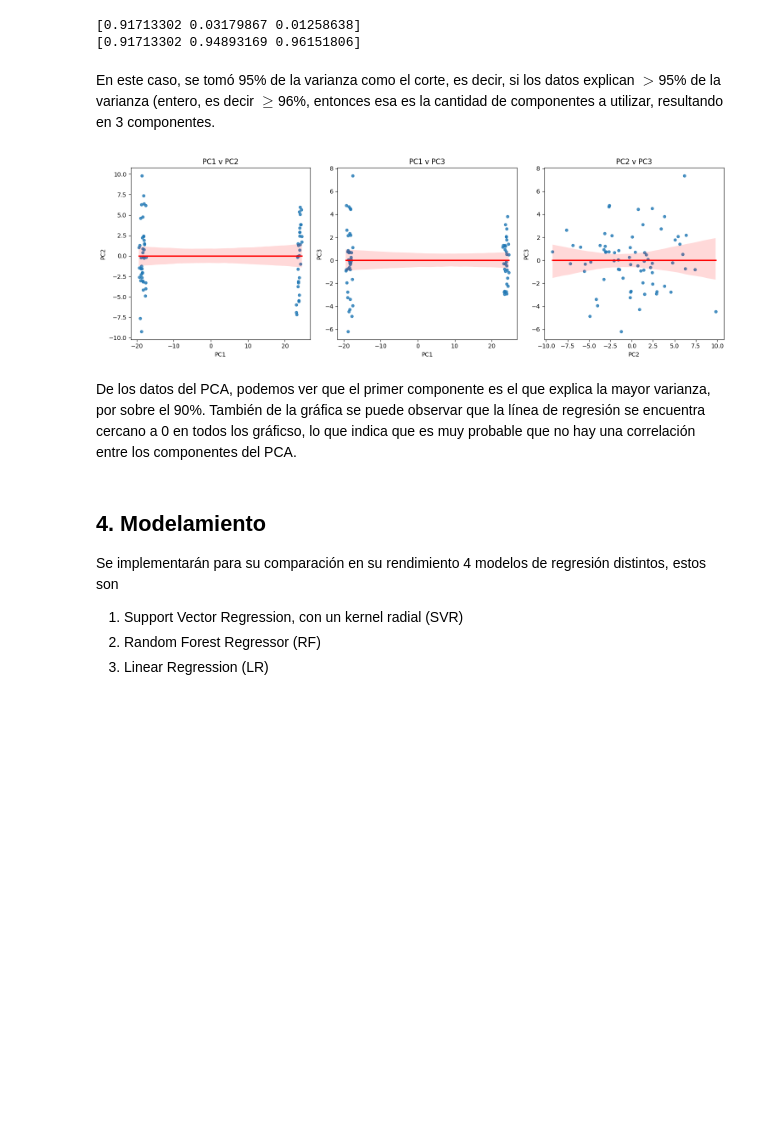
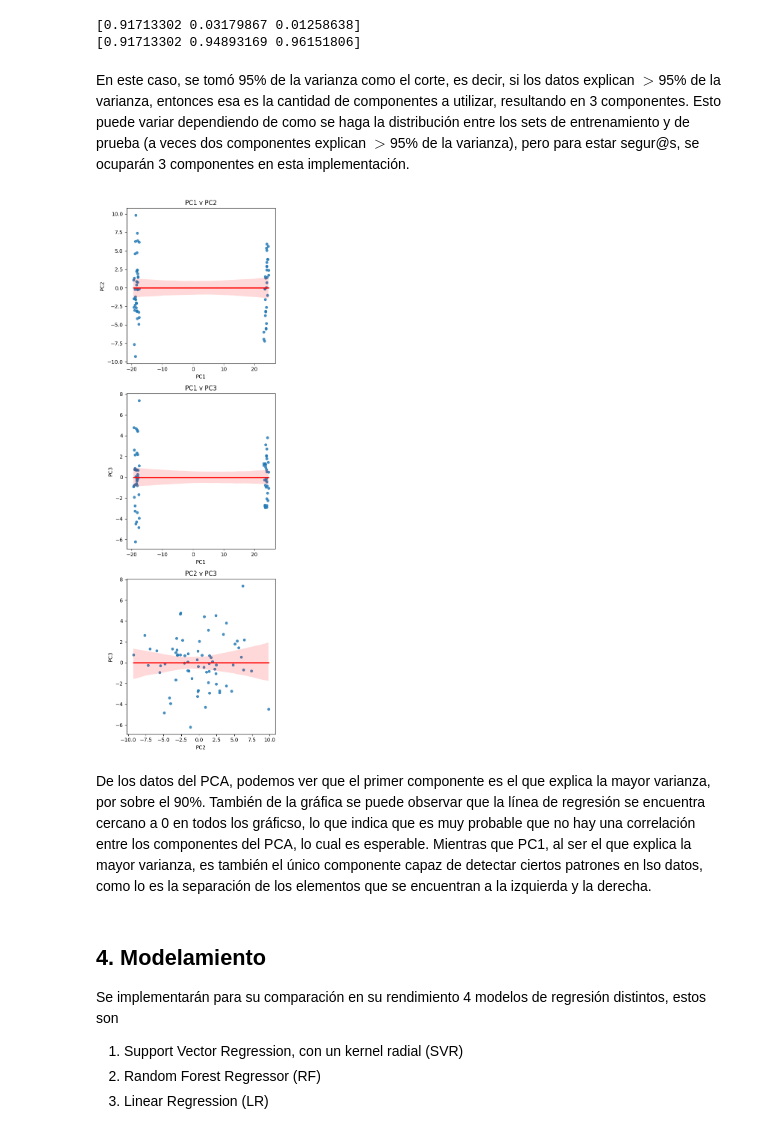
Before and after one commit to boredanon/machine-learning2023-2, a Jupyter notebook: proyecto_ML_José_del_Solar.ipynb, the cells around one changed output. Cells and saved outputs as stored; diff of their text form; code cells hidden in the pictures; blank space fills up the shorter version.

```diff
--- a/proyecto_ML_José_del_Solar.ipynb
+++ b/proyecto_ML_José_del_Solar.ipynb
@@ -180,31 +182,31 @@ print(pca.explained_variance_ratio_.cumsum())
 [0.91713302 0.94893169 0.96151806]
 # %% [markdown]
 
-En este caso, se tomó 95% de la varianza como el corte, es decir, si los datos explican $>$95% de la varianza (entero, es decir $\geq$96%, entonces esa es la cantidad de componentes a utilizar, resultando en 3 componentes.
+En este caso, se tomó 95% de la varianza como el corte, es decir, si los datos explican $>$95% de la varianza, entonces esa es la cantidad de componentes a utilizar, resultando en 3 componentes. Esto puede variar dependiendo de como se haga la distribución entre los sets de entrenamiento y de prueba (a veces dos componentes explican $>$95% de la varianza), pero para estar segur@s, se ocuparán 3 componentes en esta implementación.
 # %%
 import seaborn as sns
 import matplotlib.pyplot as plt
 
 X_train_pca_df = pd.DataFrame(X_train_pca, columns=['PC1', 'PC2', 'PC3'])
 X_train_pca_df['Y'] = y_train_no_outliers.copy()
 
-fig, axes = plt.subplots(1, 3, figsize=(15,5))
+fig, axes = plt.subplots(3, 1, figsize=(5,15))
 
 sns.regplot(x='PC1', y='PC2', data=X_train_pca_df,scatter_kws={'s': 20}, line_kws={'color':'red'}, ax = axes[0])
 sns.regplot(x='PC1', y='PC3', data=X_train_pca_df,scatter_kws={'s': 20}, line_kws={'color':'red'}, ax = axes[1])
 sns.regplot(x='PC2', y='PC3', data=X_train_pca_df,scatter_kws={'s': 20}, line_kws={'color':'red'}, ax = axes[2])
 
 axes[0].set_title('PC1 v PC2')
 axes[1].set_title('PC1 v PC3')
 axes[2].set_title('PC2 v PC3')
 
 plt.tight_layout()
 
 plt.show()
 # %% [output]
-[figure, old version]
+[figure, new version]
 # %% [markdown]
-De los datos del PCA, podemos ver que el primer componente es el que explica la mayor varianza, por sobre el 90%. También de la gráfica se puede observar que la línea de regresión se encuentra cercano a 0 en todos los gráficso, lo que indica que es muy probable que no hay una correlación entre los componentes del PCA.
+De los datos del PCA, podemos ver que el primer componente es el que explica la mayor varianza, por sobre el 90%. También de la gráfica se puede observar que la línea de regresión se encuentra cercano a 0 en todos los gráficso, lo que indica que es muy probable que no hay una correlación entre los componentes del PCA, lo cual es esperable. Mientras que PC1, al ser el que explica la mayor varianza, es también el único componente capaz de detectar ciertos patrones en lso datos, como lo es la separación de los elementos que se encuentran a la izquierda y la derecha.
 # %% [markdown]
 ## 4. Modelamiento
 
```
Also changed, not shown: parts of 5 cells of this notebook.
